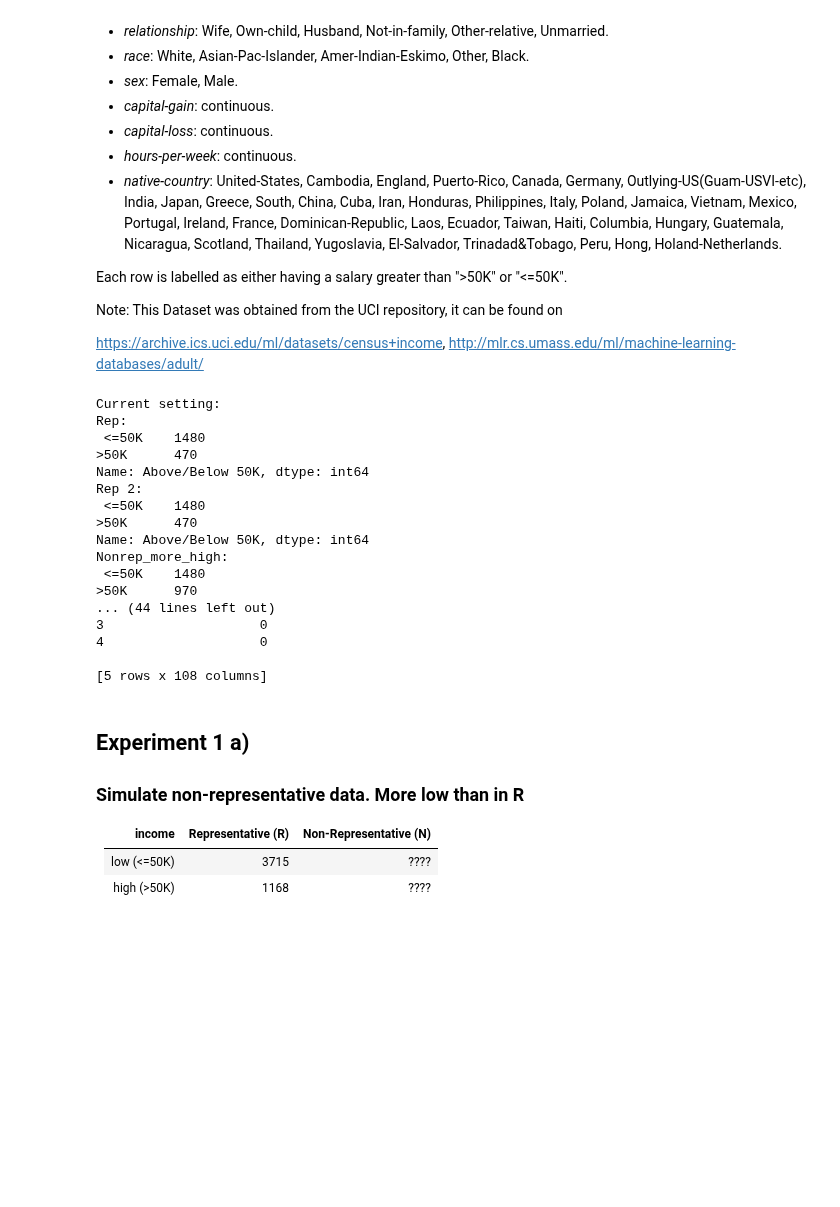
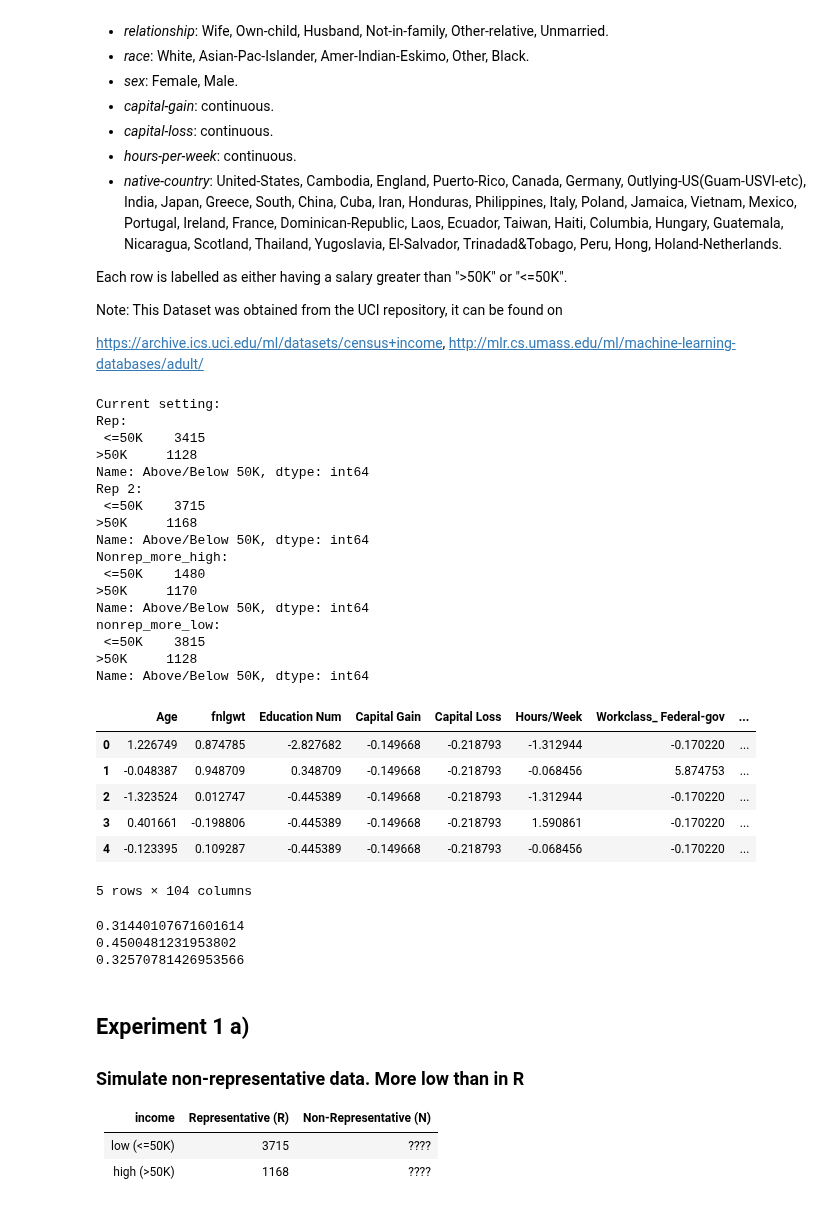
Before and after one commit to laksannathan/maximal-representative-sampling, a Jupyter notebook: src/Maximal Representative Sampling.ipynb, the cells around one changed output. Drawn from its saved outputs; the diff is of its cells as text; code cells hidden in the pictures; blank space fills up the shorter version.

```diff
--- a/src/Maximal Representative Sampling.ipynb
+++ b/src/Maximal Representative Sampling.ipynb
@@ -284,6 +287,7 @@ df.replace(' >50K', '>50K', inplace=True)
 df.replace(' <=50K.', '<=50K', inplace=True)
 df.replace(' <=50K', '<=50K', inplace=True)
 
+df = df.replace(' ?',np.NaN)
 df.dropna(inplace=True)
 df.reset_index(inplace=True, drop=True)
 
@@ -294,7 +298,7 @@ for c in ctg:
                                        prefix=c,
                                        dummy_na=False)], axis=1).drop([c],axis=1)
 
-'''Rep: <=50K    37155 ;; >50K     11687'''
+'''Rep: <=50K    34014 ;; >50K     11208'''
 
 df_high = df[df['Above/Below 50K'] == ">50K"].copy(deep=True)
 df_low = df[df['Above/Below 50K'] == "<=50K"].copy(deep=True)
@@ -304,18 +308,18 @@ df_low = df[df['Above/Below 50K'] == "<=50K"].copy(deep=True)
 
 #-----------------Simulate non-representative data---------------------#
 # 14800, 4700
-rep = pd.concat([df_low.head(1480).copy(deep=True),
-                 df_high.head(470).copy(deep=True)], ignore_index=True)
+rep = pd.concat([df_low.head(3415).copy(deep=True),
+                 df_high.head(1128).copy(deep=True)], ignore_index=True)
 
 nonrep_more_high = pd.concat([df_low.tail(1480).copy(deep=True),
-                    df_high.tail(970).copy(deep=True)], ignore_index=True)
+                    df_high.tail(1170).copy(deep=True)], ignore_index=True)
 
-nonrep_more_low = pd.concat([df_low.tail(1000).copy(deep=True),
-                    df_high.tail(270).copy(deep=True)], ignore_index=True)
+nonrep_more_low = pd.concat([df_low.tail(3815).copy(deep=True),
+                    df_high.tail(1128).copy(deep=True)], ignore_index=True)
 
 #-----------------Simulate representative data---------------------#
-rep2 = pd.concat([df_low.tail(1480).copy(deep=True),
-                 df_high.tail(470).copy(deep=True)], ignore_index=True)
+rep2 = pd.concat([df_low.tail(3715).copy(deep=True),
+                 df_high.tail(1168).copy(deep=True)], ignore_index=True)
 
 rep['label'] = 0
 nonrep_more_high['label'] = 1
@@ -328,8 +332,6 @@ print('Rep 2: \n', rep2['Above/Below 50K'].value_counts())
 print('Nonrep_more_high: \n', nonrep_more_high['Above/Below 50K'].value_counts())
 print('nonrep_more_low: \n', nonrep_more_low['Above/Below 50K'].value_counts())
 
-del df, df_low, df_high
-
 us_nonrep_more_high = pd.concat([nonrep_more_high, rep])
 us_nonrep_more_low = pd.concat([nonrep_more_low, rep])
 us_rep = pd.concat([rep, rep2])
@@ -340,28 +342,26 @@ for m in meta:
     if m in us_columns:
         us_columns.remove(m)
 
-us_scaling_columns = ['Age', 'Capital Loss', 'Capital Gain', 'Hours/Week', 'fnlgwt', 'Education Num']
+us_scaling_columns = ['Age', 'Capital Loss', 'Education Num', 'Capital Gain', 'Hours/Week']
 for dataset in [us_rep, us_nonrep_more_high, us_nonrep_more_low]:
     scale = StandardScaler()
     dataset[us_scaling_columns] = scale.fit_transform(dataset[us_scaling_columns])
     dataset.reset_index(drop=True, inplace=True)
-
-print(us_nonrep_more_low[us_columns].head())
 # %% [output]
 Current setting:
 Rep:
- <=50K    1480
->50K      470
+ <=50K    3415
+>50K     1128
 Name: Above/Below 50K, dtype: int64
 Rep 2:
- <=50K    1480
->50K      470
+ <=50K    3715
+>50K     1168
 Name: Above/Below 50K, dtype: int64
 Nonrep_more_high:
  <=50K    1480
->50K      970
-... (44 lines left out)
-3                    0
-4                    0
-
-[5 rows x 108 columns]
+>50K     1170
+Name: Above/Below 50K, dtype: int64
+nonrep_more_low:
+ <=50K    3815
+>50K     1128
+Name: Above/Below 50K, dtype: int64
@@ -370,3 +368,23 @@ len(us_nonrep_more_low)
+# %%
+us_rep[us_columns].head()
+# %% [output]
+|  | Age | fnlgwt | Education Num | Capital Gain | Capital Loss | Hours/Week | Workclass_ Federal-gov | ... |
+| 0 | 1.226749 | 0.874785 | -2.827682 | -0.149668 | -0.218793 | -1.312944 | -0.170220 | ... |
+| 1 | -0.048387 | 0.948709 | 0.348709 | -0.149668 | -0.218793 | -0.068456 | 5.874753 | ... |
+| 2 | -1.323524 | 0.012747 | -0.445389 | -0.149668 | -0.218793 | -1.312944 | -0.170220 | ... |
+| 3 | 0.401661 | -0.198806 | -0.445389 | -0.149668 | -0.218793 | 1.590861 | -0.170220 | ... |
+| 4 | -0.123395 | 0.109287 | -0.445389 | -0.149668 | -0.218793 | -0.068456 | -0.170220 | ... |
+5 rows × 104 columns
+# %%
+print(len(us_rep[us_rep['Above/Below 50K'] == '>50K']) / len(us_rep[us_rep['Above/Below 50K'] == '<=50K']))
+print(len(us_nonrep_more_high[us_nonrep_more_high['Above/Below 50K'] == '>50K']) /
+      len(us_nonrep_more_high[us_nonrep_more_high['Above/Below 50K'] == '<=50K']))
+print(len(us_nonrep_more_low[us_nonrep_more_low['Above/Below 50K'] == '>50K']) /
+      len(us_nonrep_more_low[us_nonrep_more_low['Above/Below 50K'] == '<=50K']))
+# %% [output]
+0.31440107671601614
+0.4500481231953802
+0.32570781426953566
 # %% [markdown]
 ## Experiment 1 a)
 
```
Also changed, not shown: parts of 9 cells of this notebook, 2 other files.
